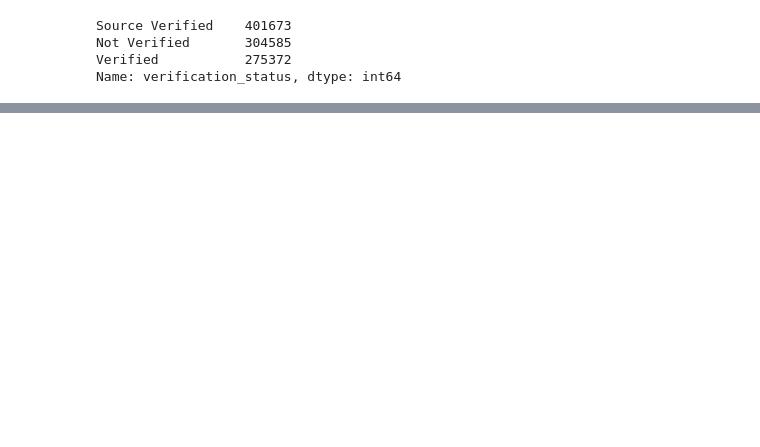
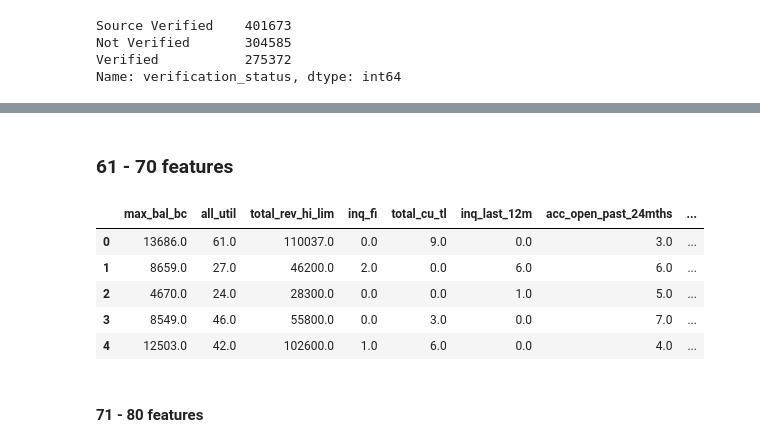
Before and after one commit to msahamed/lending_loan_prediction, a Jupyter notebook: loan_prediction.ipynb, the cells around one changed output, grey strips where cells are left out. Saved outputs shown, nothing was run; the diff lists cells and outputs as text; code cells hidden in the pictures; blank space fills up the shorter version.

```diff
--- a/loan_prediction.ipynb
+++ b/loan_prediction.ipynb
@@ -272,0 +459,13 @@ Name: verification_status, dtype: int64
+# %% [markdown]
+### 61 - 70 features
+# %%
+df.iloc[0:5, 61: 70]
+# %% [output]
+|  | max_bal_bc | all_util | total_rev_hi_lim | inq_fi | total_cu_tl | inq_last_12m | acc_open_past_24mths | ... |
+| 0 | 13686.0 | 61.0 | 110037.0 | 0.0 | 9.0 | 0.0 | 3.0 | ... |
+| 1 | 8659.0 | 27.0 | 46200.0 | 2.0 | 0.0 | 6.0 | 6.0 | ... |
+| 2 | 4670.0 | 24.0 | 28300.0 | 0.0 | 0.0 | 1.0 | 5.0 | ... |
+| 3 | 8549.0 | 46.0 | 55800.0 | 0.0 | 3.0 | 0.0 | 7.0 | ... |
+| 4 | 12503.0 | 42.0 | 102600.0 | 1.0 | 6.0 | 0.0 | 4.0 | ... |
+# %% [markdown]
+#### 71 - 80 features
```
Also changed, not shown: parts of 51 cells of this notebook.
